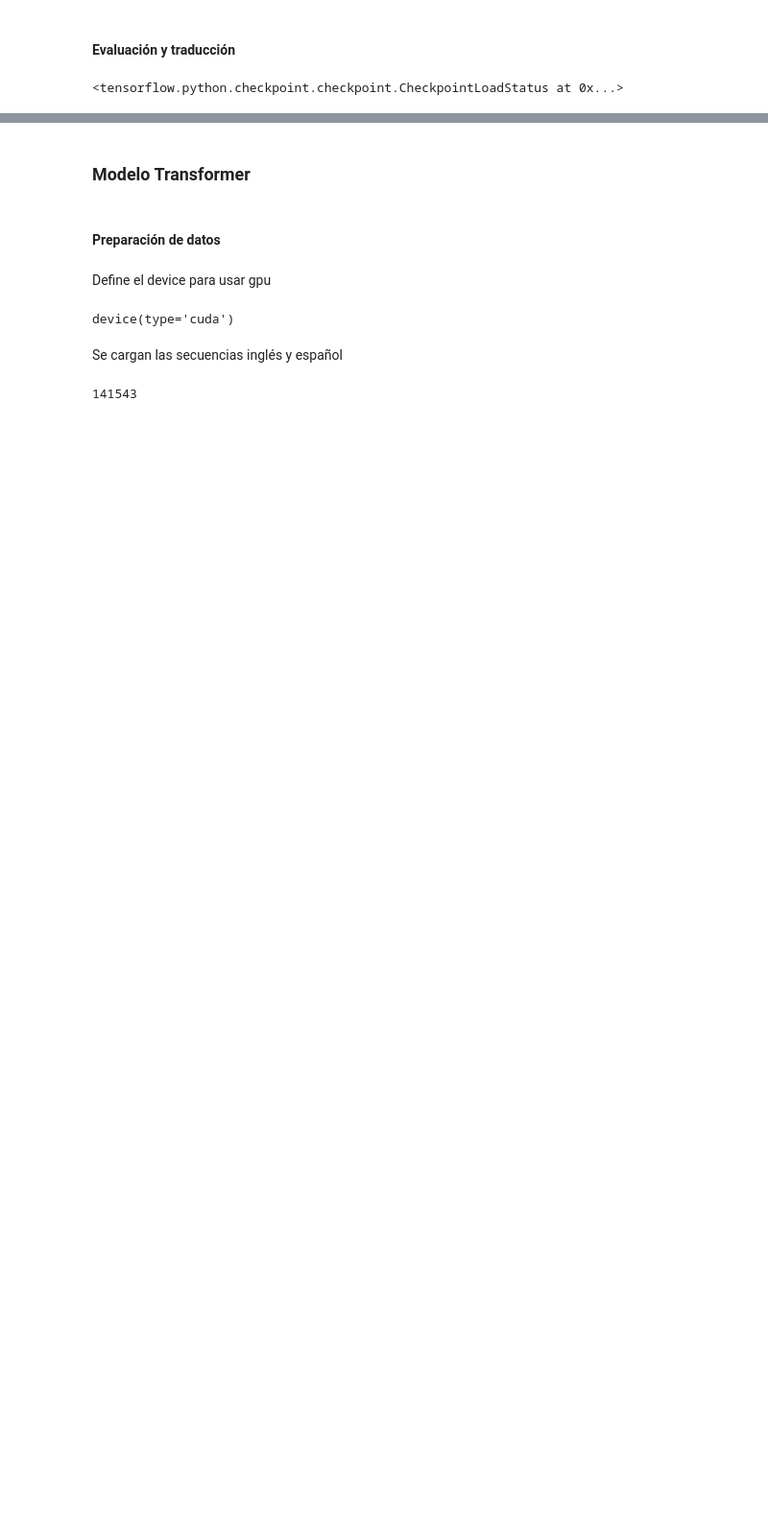
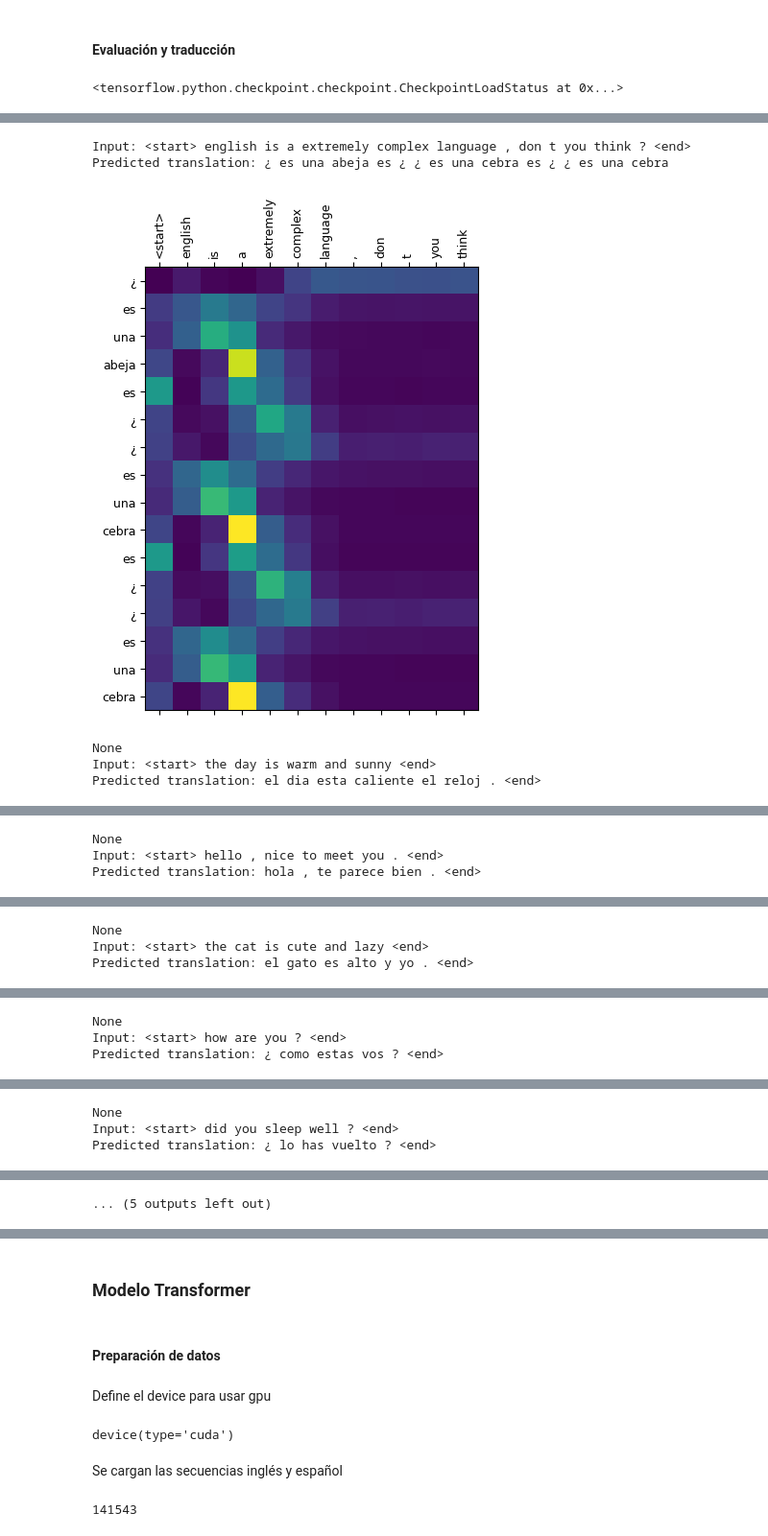
Before and after one commit to DiegoLeonG96/Tarea4_MLA_UDD, a Jupyter notebook: Tarea4_MLAv2.ipynb, the cells around one changed output, grey strips where cells are left out. Shown at 96% size. Saved outputs shown, nothing was run; the diff lists cells and outputs as text; code cells hidden in the pictures; blank space fills up the shorter version.

```diff
--- a/Tarea4_MLAv2.ipynb
+++ b/Tarea4_MLAv2.ipynb
@@ -634,0 +753,18 @@ Predicted translation: ¿ percibiste algun buen ? <end>
+# %%
+# Restore the latest checkpoint and evaluate
+checkpoint.restore(tf.train.latest_checkpoint(checkpoint_dir))
+print(translate("English is a extremely complex language, don't you think?"))
+print(translate("the day is warm and sunny"))
+print(translate("Hello, nice to meet you."))
+print(translate("The cat is cute and lazy"))
+print(translate("How are you?"))
+print(translate("Did you sleep well?"))
+print(translate("Attention is all you need"))
+print(translate("There is no future without the now, and right now we are learning about the future"))
+# %% [output]
+Input: <start> english is a extremely complex language , don t you think ? <end>
+Predicted translation: ¿ es una abeja es ¿ ¿ es una cebra es ¿ ¿ es una cebra
+[figure, added]
+None
+Input: <start> the day is warm and sunny <end>
+Predicted translation: el dia esta caliente el reloj . <end>
@@ -634,0 +772,3 @@ Predicted translation: ¿ percibiste algun buen ? <end>
+None
+Input: <start> hello , nice to meet you . <end>
+Predicted translation: hola , te parece bien . <end>
@@ -634,0 +776,3 @@ Predicted translation: ¿ percibiste algun buen ? <end>
+None
+Input: <start> the cat is cute and lazy <end>
+Predicted translation: el gato es alto y yo . <end>
@@ -634,0 +780,3 @@ Predicted translation: ¿ percibiste algun buen ? <end>
+None
+Input: <start> how are you ? <end>
+Predicted translation: ¿ como estas vos ? <end>
@@ -634,0 +784,3 @@ Predicted translation: ¿ percibiste algun buen ? <end>
+None
+Input: <start> did you sleep well ? <end>
+Predicted translation: ¿ lo has vuelto ? <end>
@@ -634,0 +788 @@ Predicted translation: ¿ percibiste algun buen ? <end>
+... (5 outputs left out)
```
Also changed, not shown: parts of 17 cells of this notebook.
